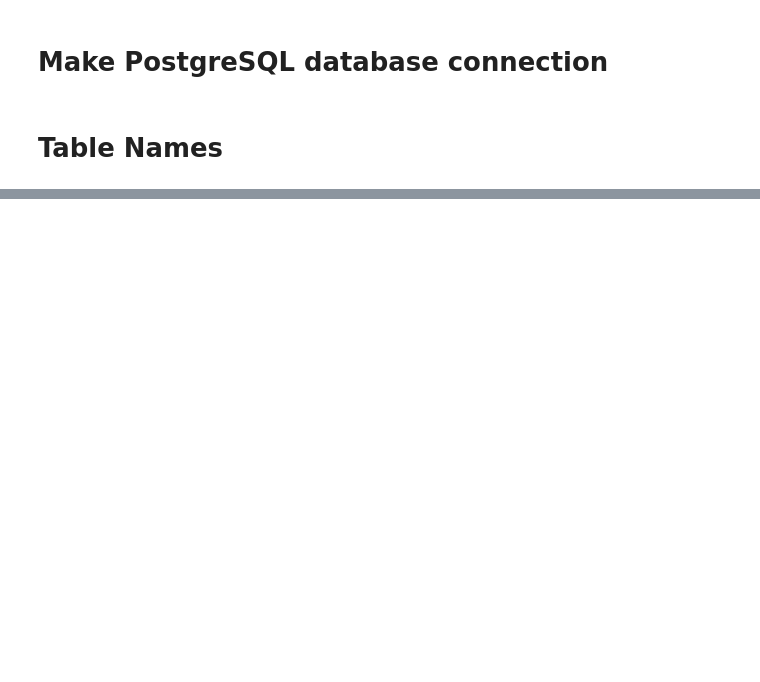
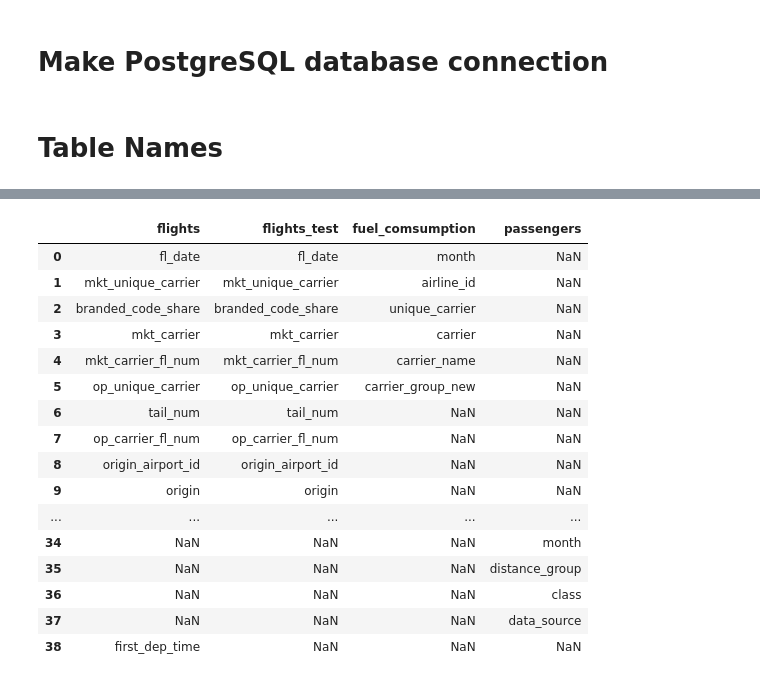
Before and after one commit to Mkyleran/mid-term-project-I, a Jupyter notebook: src/descriptive_statistics.ipynb, the cells around one changed output, grey strips where cells are left out. Drawn from its saved outputs; the diff is of its cells as text; code cells hidden in the pictures; blank space fills up the shorter version.

```diff
--- a/src/descriptive_statistics.ipynb
+++ b/src/descriptive_statistics.ipynb
@@ -65,0 +77,20 @@ schema_df.head()
+# %%
+cat_features
+# %% [output]
+|  | flights | flights_test | fuel_comsumption | passengers |
+| 0 | fl_date | fl_date | month | NaN |
+| 1 | mkt_unique_carrier | mkt_unique_carrier | airline_id | NaN |
+| 2 | branded_code_share | branded_code_share | unique_carrier | NaN |
+| 3 | mkt_carrier | mkt_carrier | carrier | NaN |
+| 4 | mkt_carrier_fl_num | mkt_carrier_fl_num | carrier_name | NaN |
+| 5 | op_unique_carrier | op_unique_carrier | carrier_group_new | NaN |
+| 6 | tail_num | tail_num | NaN | NaN |
+| 7 | op_carrier_fl_num | op_carrier_fl_num | NaN | NaN |
+| 8 | origin_airport_id | origin_airport_id | NaN | NaN |
+| 9 | origin | origin | NaN | NaN |
+| ... | ... | ... | ... | ... |
+| 34 | NaN | NaN | NaN | month |
+| 35 | NaN | NaN | NaN | distance_group |
+| 36 | NaN | NaN | NaN | class |
+| 37 | NaN | NaN | NaN | data_source |
+| 38 | first_dep_time | NaN | NaN | NaN |
```
Also changed, not shown: parts of 17 cells of this notebook.
